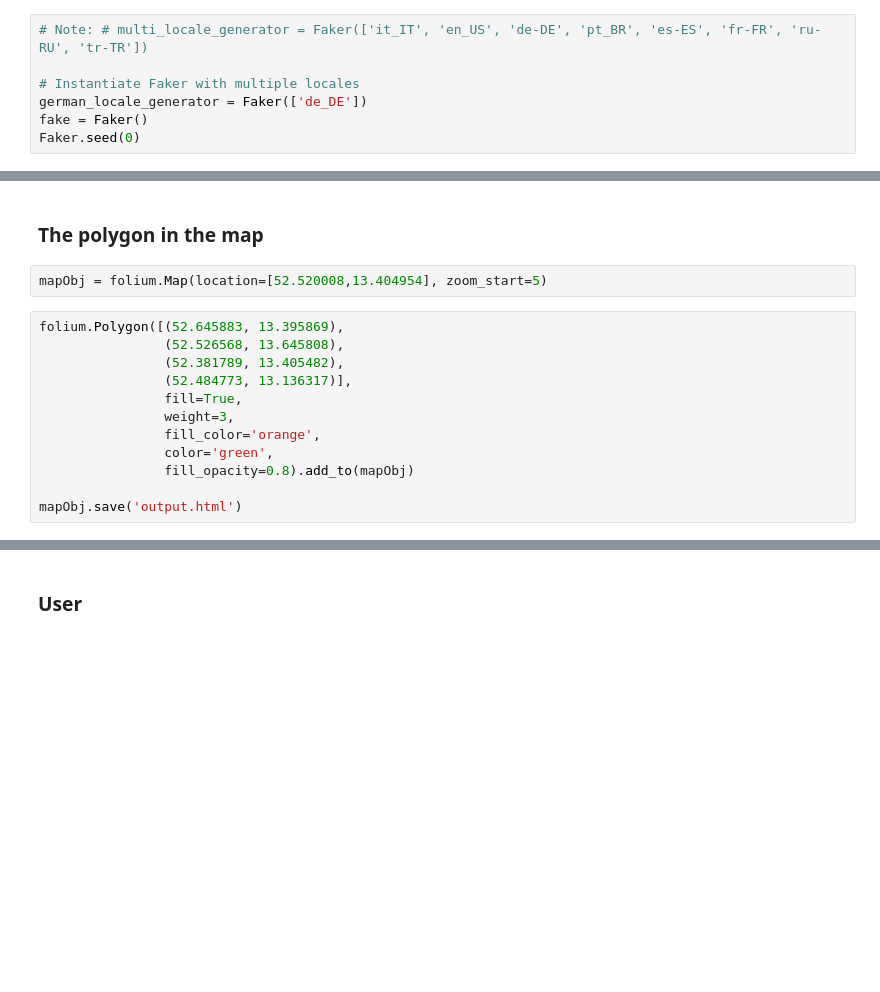
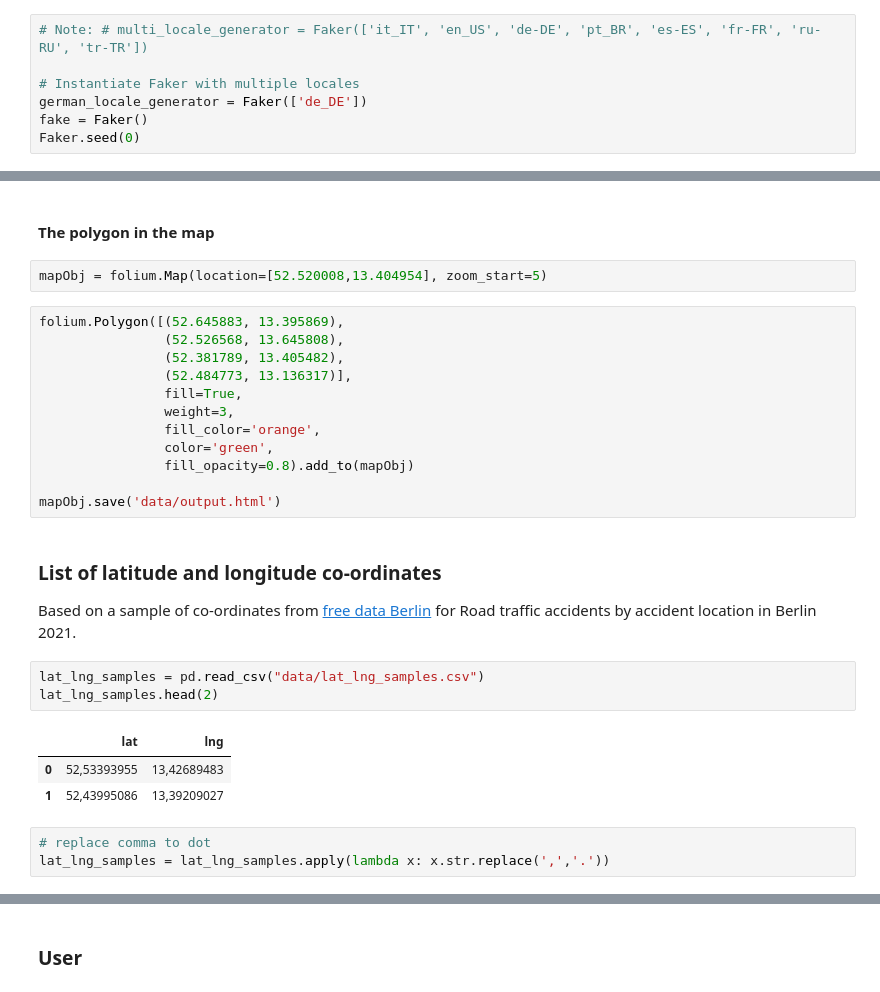
Before and after one commit to TechLabs-Berlin/wt23-geofree, a Jupyter notebook: machine_learning/mock_datasets.ipynb, the cells around one changed output, grey strips where cells are left out. Cells and saved outputs as stored; diff of their text form; blank space fills up the shorter version.

```diff
--- a/machine_learning/mock_datasets.ipynb
+++ b/machine_learning/mock_datasets.ipynb
@@ -125,5 +133,5 @@ for p in points:
 # %% [markdown]
-### The polygon in the map
+#### The polygon in the map
 # %%
 mapObj = folium.Map(location=[52.520008,13.404954], zoom_start=5)
 # %%
@@ -137,4 +145,17 @@ folium.Polygon([(52.645883, 13.395869),
                 color='green',
                 fill_opacity=0.8).add_to(mapObj)
 
-mapObj.save('output.html')
+mapObj.save('data/output.html')
+# %% [markdown]
+### List of latitude and longitude co-ordinates
+Based on a sample of co-ordinates from [free data Berlin](https://daten.berlin.de/datensaetze/stra%C3%9Fenverkehrsunf%C3%A4lle-nach-unfallort-berlin-2021) for Road traffic accidents by accident location in Berlin 2021.
+# %%
+lat_lng_samples = pd.read_csv("data/lat_lng_samples.csv")
+lat_lng_samples.head(2)
+# %% [output]
+|  | lat | lng |
+| 0 | 52,53393955 | 13,42689483 |
+| 1 | 52,43995086 | 13,39209027 |
+# %%
+# replace comma to dot
+lat_lng_samples = lat_lng_samples.apply(lambda x: x.str.replace(',','.'))
```
Also changed, not shown: parts of 32 cells of this notebook, 3 other files.
